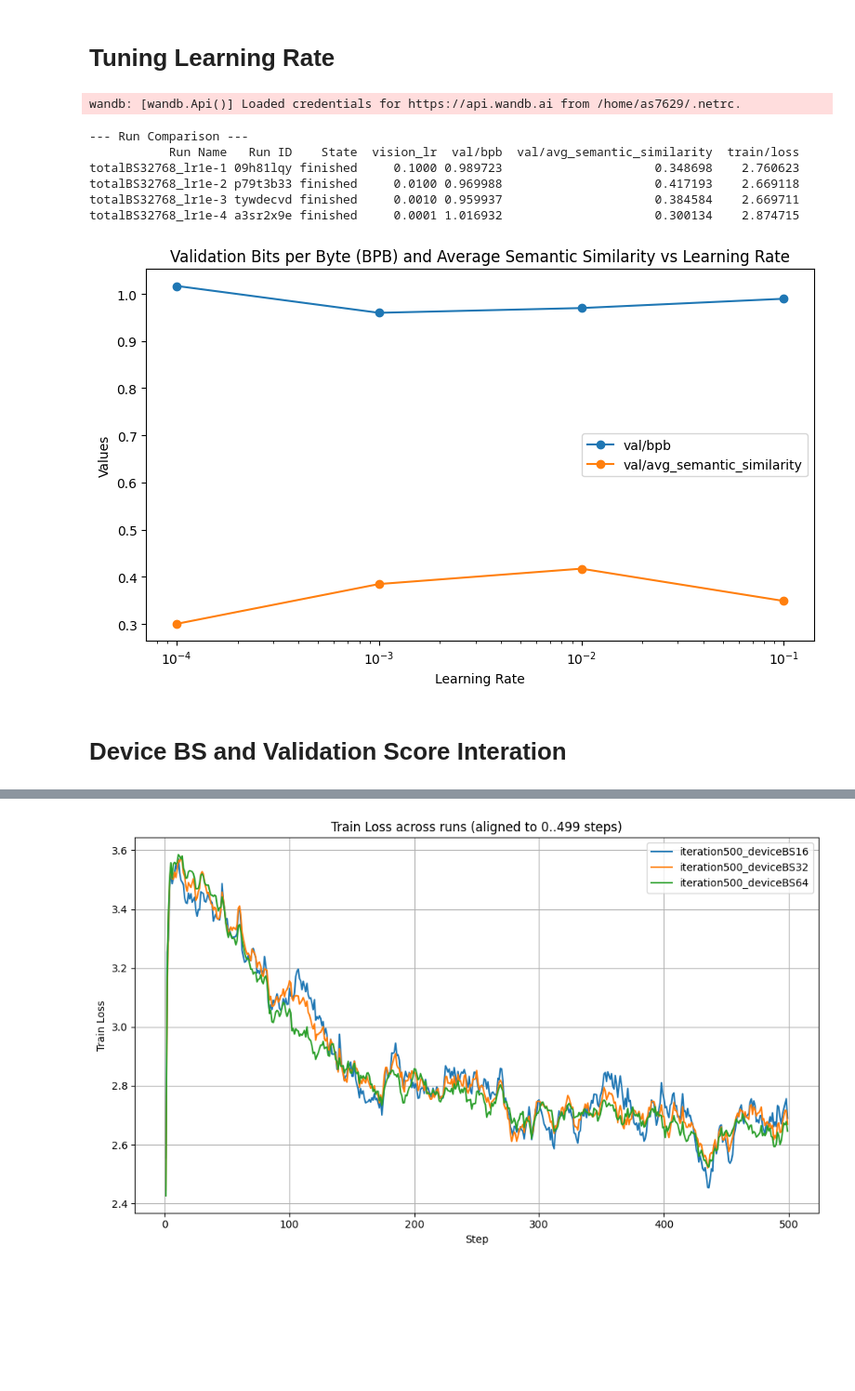
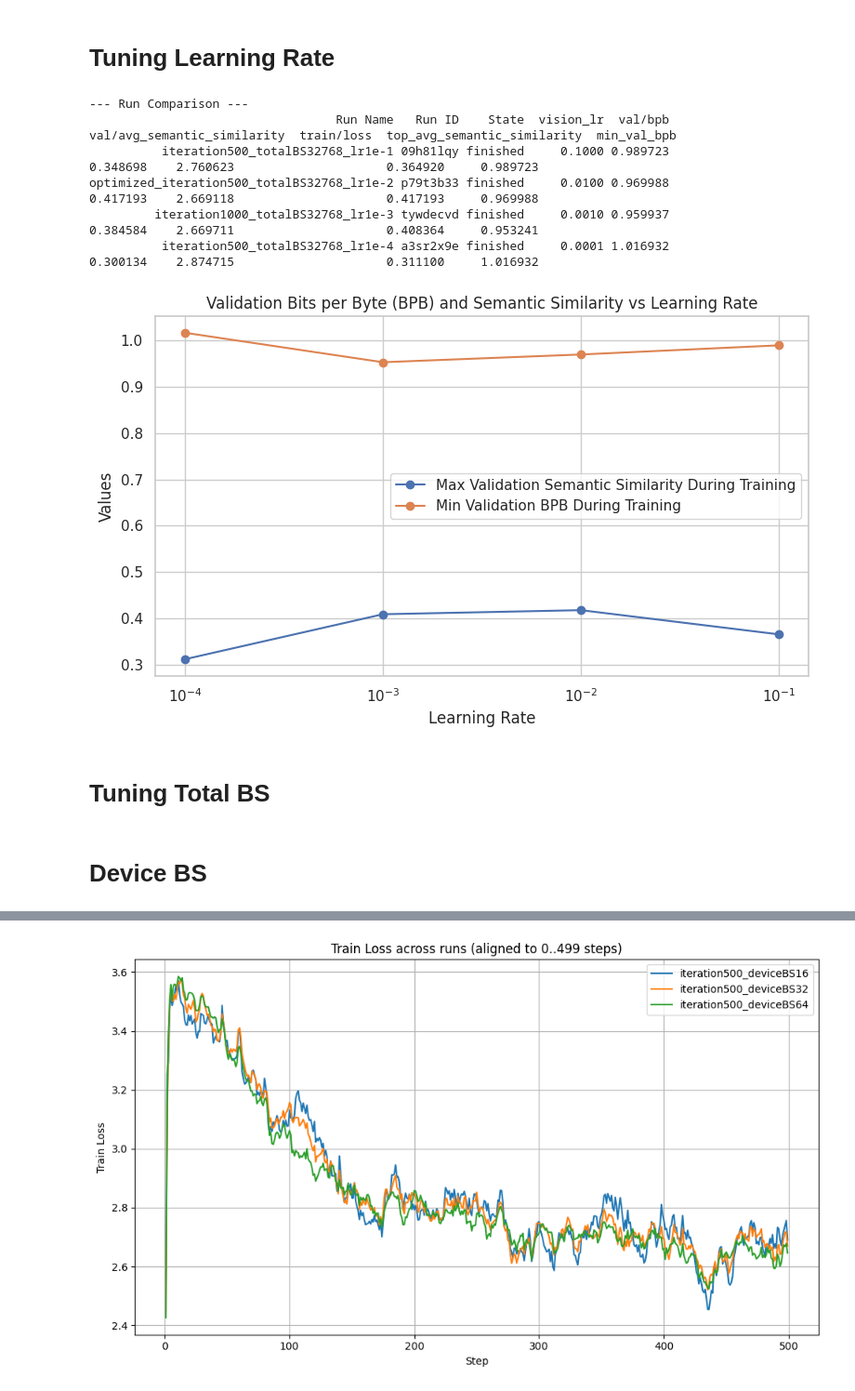
Before and after one commit to AlexanderSwartz/multimodal-nanochat, a Jupyter notebook: scripts/analyze_wandb_runs.ipynb, the cells around one changed output, grey strips where cells are left out. Shown at 93% size. Cells and saved outputs as stored; diff of their text form; code cells hidden in the pictures; blank space fills up the shorter version.

```diff
--- a/scripts/analyze_wandb_runs.ipynb
+++ b/scripts/analyze_wandb_runs.ipynb
@@ -10,8 +10,10 @@ project_path = "as7629-columbia-university/Multimodal-Nanochat"
 
 # Replace these with the actual names of the runs you want to compare
 target_run_names = [
-    "baseline_online_w4_persistFalse_pinTrue_profileFalse",
-    "baseline_online_w4_persistFalse_pinFalse_profileFalse"
+    "baseline_online_w0_persistFalse_pinFalse_profileFalse",
+    "online_w0_persistFalse_pinTrue_profileFalse",
+    "online_w4_persistFalse_pinTrue_profileFalse",
+    "online_w4_persistFalse_pinFalse_profileFalse"
 ]
 
 # Define which summary metrics you want to pull down
@@ -20,7 +22,8 @@ metrics_to_compare = [
     "total_hot_time",
     "total_training_time",
     "avg_hot_mfu",
-    "avg_hot_tok_per_sec"
+    "avg_hot_tok_per_sec",
+    "avg_"
 ]
 
 data = []
@@ -115,6 +215,7 @@ plt.show()
 # %%
 import wandb
 import pandas as pd
+import matplotlib.pyplot as plt
 
 # 1. Initialize API and set parameters
 api = wandb.Api()
@@ -122,9 +223,10 @@ project_path = "as7629-columbia-university/Multimodal-Nanochat"
 
 # Replace these with the actual names of the runs you want to compare
 target_run_names = [
-    "baseline_online_w0_persistFalse_pinTrue_profileFalse",
-    "baseline_online_w2_persistFalse_pinTrue_profileFalse",
-    "baseline_online_w4_persistFalse_pinTrue_profileFalse"
+    "online_w0_persistFalse_pinTrue_profileFalse",
+    "online_w2_persistFalse_pinTrue_profileFalse",
+    "online_w4_persistFalse_pinTrue_profileFalse",
+    "online_w8_persistFalse_pinTrue_profileFalse"
 ]
 
 # Define which summary metrics you want to pull down
@@ -843,17 +945,19 @@ project_path = "as7629-columbia-university/Multimodal-Nanochat"
 
 # Replace these with the actual names of the runs you want to compare
 target_run_names = [
-    "totalBS32768_lr1e-1",
-    "totalBS32768_lr1e-2",
-    "totalBS32768_lr1e-3",
-    "totalBS32768_lr1e-4"
+    "iteration500_totalBS32768_lr1e-1",
+    "optimized_iteration500_totalBS32768_lr1e-2",
+    "iteration1000_totalBS32768_lr1e-3", # this run should have been trained for 500 iterations. Since loss and validation scores plateau, this did not affect analysis.
+    "iteration500_totalBS32768_lr1e-4"
 ]
 
 # Define which summary metrics you want to pull down
 metrics_to_compare = [
     "val/bpb",
     "val/avg_semantic_similarity",
-    "train/loss"
+    "train/loss",
+    "top_avg_semantic_similarity",
+    "min_val_bpb"
 ]
 
 data = []
@@ -880,6 +984,7 @@ for name in target_run_names:
     # if the config key is missing in an older run
     run_data["vision_lr"] = run.config.get("vision_lr", None)
 
+
     # Extract the summary metrics
     for metric in metrics_to_compare:
         run_data[metric] = run.summary.get(metric, None)
@@ -894,36 +999,36 @@ df = pd.DataFrame(data)
 print("--- Run Comparison ---")
 print(df.to_string(index=False))
 # %% [output]
-wandb: [wandb.Api()] Loaded credentials for https://api.wandb.ai from /home/as7629/.netrc.
+--- Run Comparison ---
+                                  Run Name   Run ID    State  vision_lr  val/bpb  val/avg_semantic_similarity  train/loss  top_avg_semantic_similarity  min_val_bpb
+          iteration500_totalBS32768_lr1e-1 09h81lqy finished     0.1000 0.989723                     0.348698    2.760623                     0.364920     0.989723
+optimized_iteration500_totalBS32768_lr1e-2 p79t3b33 finished     0.0100 0.969988                     0.417193    2.669118                     0.417193     0.969988
+         iteration1000_totalBS32768_lr1e-3 tywdecvd finished     0.0010 0.959937                     0.384584    2.669711                     0.408364     0.953241
+          iteration500_totalBS32768_lr1e-4 a3sr2x9e finished     0.0001 1.016932                     0.300134    2.874715                     0.311100     1.016932
---- Run Comparison ---
-           Run Name   Run ID    State  vision_lr  val/bpb  val/avg_semantic_similarity  train/loss
-totalBS32768_lr1e-1 09h81lqy finished     0.1000 0.989723                     0.348698    2.760623
-totalBS32768_lr1e-2 p79t3b33 finished     0.0100 0.969988                     0.417193    2.669118
-totalBS32768_lr1e-3 tywdecvd finished     0.0010 0.959937                     0.384584    2.669711
-totalBS32768_lr1e-4 a3sr2x9e finished     0.0001 1.016932                     0.300134    2.874715
 # %%
 import matplotlib.pyplot as plt
 
 plt.figure(figsize=(8, 5))
 
 # Plot the three lines
-plt.plot(df['vision_lr'], df['val/bpb'], marker='o', label='val/bpb')
-plt.plot(df['vision_lr'], df['val/avg_semantic_similarity'], marker='o', label='val/avg_semantic_similarity')
-# plt.plot(df['vision_lr'], df['train/loss'], marker='o', label='train/loss')
+plt.plot(df['vision_lr'], df['top_avg_semantic_similarity'], marker='o', label='Max Validation Semantic Similarity During Training')
+plt.plot(df['vision_lr'], df['min_val_bpb'], marker='o', label='Min Validation BPB During Training')
 
 # Add labels and legend
-plt.title('Validation Bits per Byte (BPB) and Average Semantic Similarity vs Learning Rate')
+plt.title('Validation Bits per Byte (BPB) and Semantic Similarity vs Learning Rate')
 plt.xlabel('Learning Rate')
 plt.xscale('log')
 plt.ylabel('Values')
 plt.legend()
 
 plt.tight_layout()
 plt.show()
 # %% [output]
-[figure, old version]
+[figure, new version]
+# %% [markdown]
+# Tuning Total BS
 # %% [markdown]
-# Device BS and Validation Score Interation
+# Device BS
 # %%
 import wandb
 import pandas as pd
```
Also changed, not shown: parts of 23 cells of this notebook.
